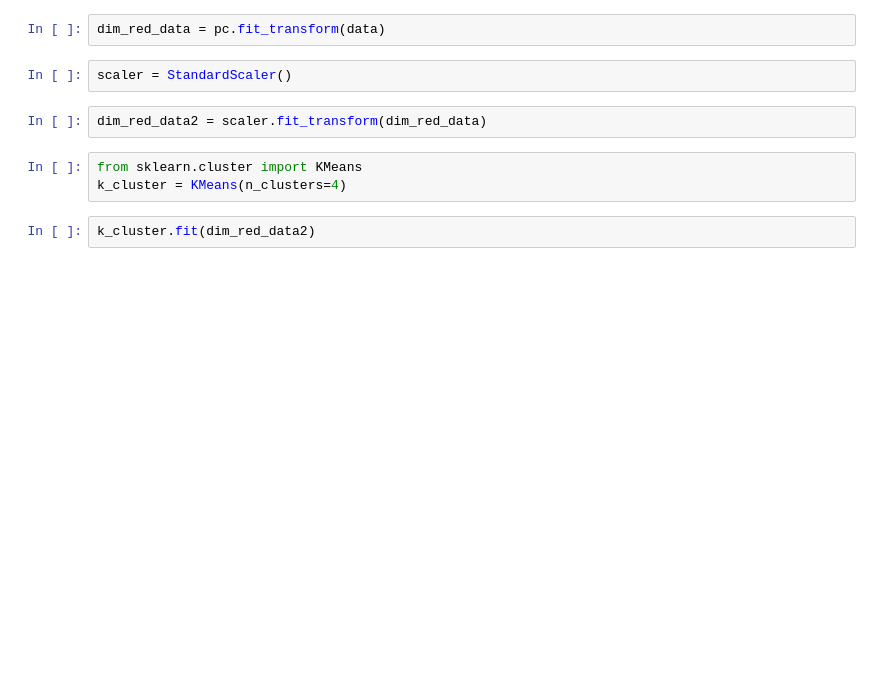
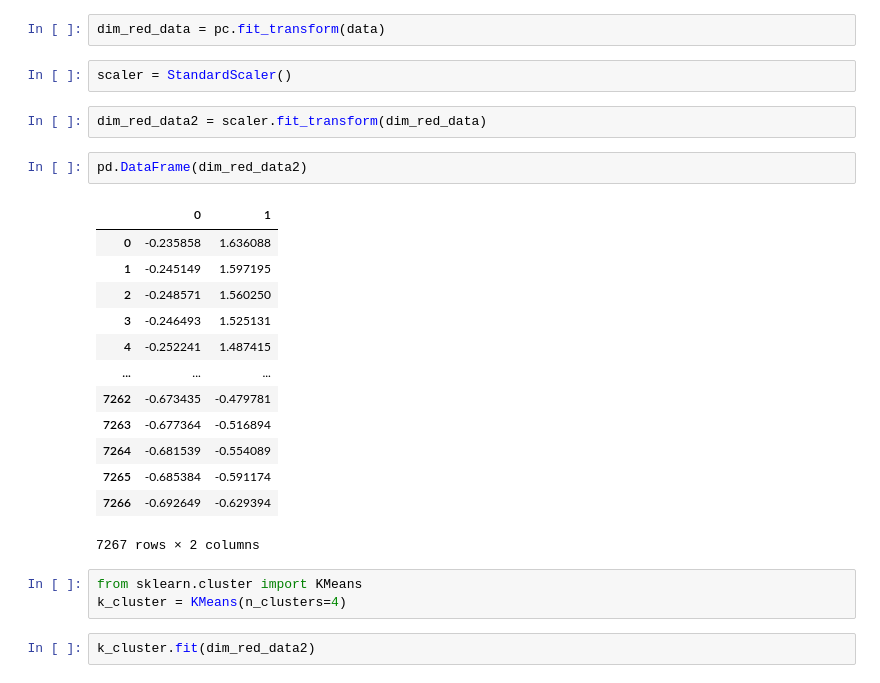
Before and after one commit to vishalraut88/Anomaly-Detection, a Jupyter notebook: Anomaly Detection.ipynb, the cells around one changed output. Cells and saved outputs as stored; diff of their text form; blank space fills up the shorter version.

```diff
--- a/Anomaly Detection.ipynb
+++ b/Anomaly Detection.ipynb
@@ -48,6 +49,22 @@ dim_red_data = pc.fit_transform(data)
 scaler = StandardScaler()
 # %%
 dim_red_data2 = scaler.fit_transform(dim_red_data)
+# %%
+pd.DataFrame(dim_red_data2)
+# %% [output]
+|  | 0 | 1 |
+| 0 | -0.235858 | 1.636088 |
+| 1 | -0.245149 | 1.597195 |
+| 2 | -0.248571 | 1.560250 |
+| 3 | -0.246493 | 1.525131 |
+| 4 | -0.252241 | 1.487415 |
+| ... | ... | ... |
+| 7262 | -0.673435 | -0.479781 |
+| 7263 | -0.677364 | -0.516894 |
+| 7264 | -0.681539 | -0.554089 |
+| 7265 | -0.685384 | -0.591174 |
+| 7266 | -0.692649 | -0.629394 |
+7267 rows × 2 columns
 # %%
 from sklearn.cluster import KMeans
 k_cluster = KMeans(n_clusters=4)
```
Also changed, not shown: parts of 20 cells of this notebook.
